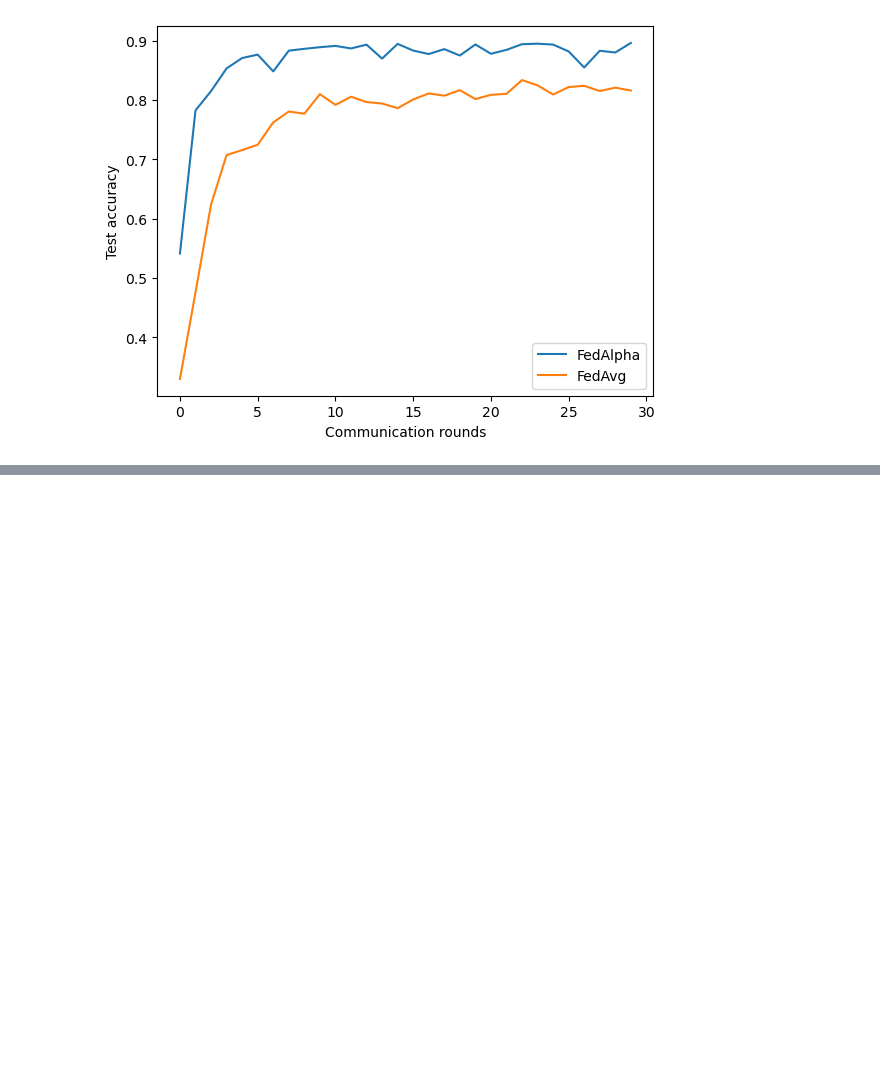
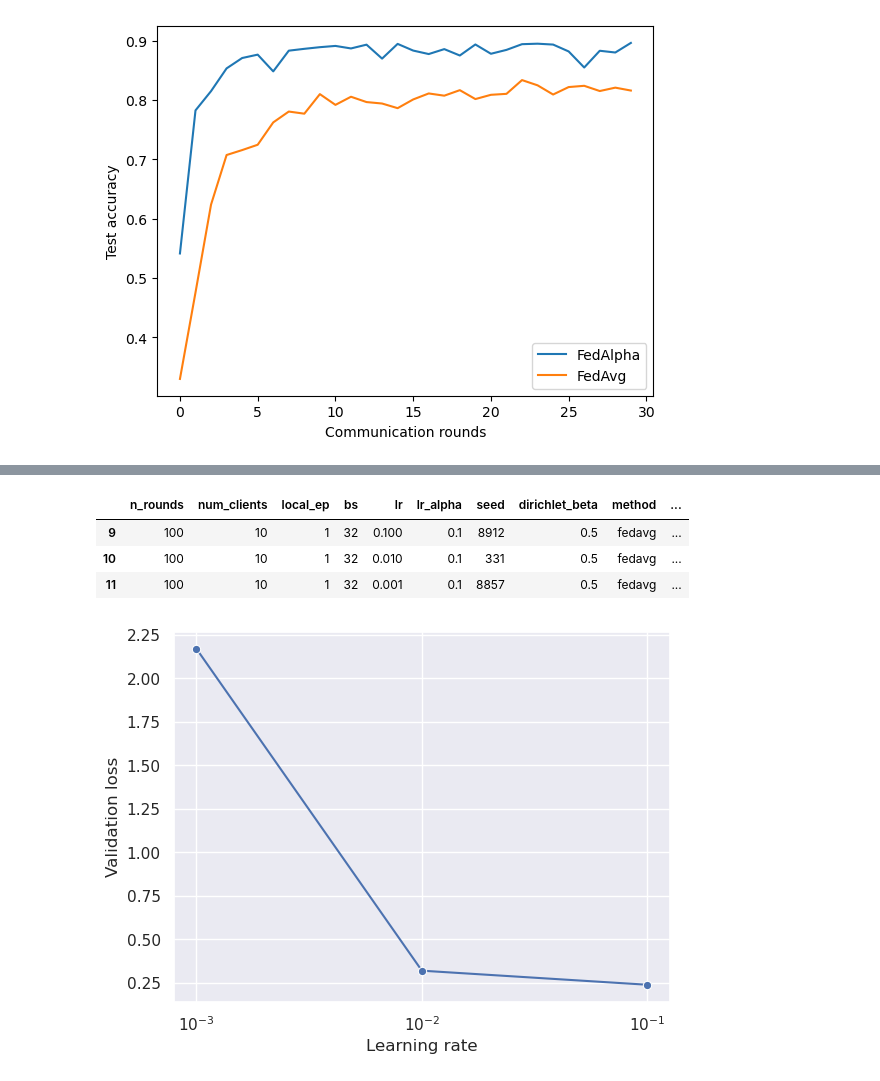
Before and after one commit to Breitholtz/FedDG_Benchmark, a Jupyter notebook: fed_alpha_experiments/playground_mnist.ipynb, the cells around one changed output, grey strips where cells are left out. Cells and saved outputs as stored; diff of their text form; code cells hidden in the pictures; blank space fills up the shorter version.

```diff
--- a/fed_alpha_experiments/playground_mnist.ipynb
+++ b/fed_alpha_experiments/playground_mnist.ipynb
@@ -454,0 +489,3 @@ plt.legend(['FedAlpha', 'FedAvg'])
+# %%
+df = pd.read_csv('/home/edvinli/Documents/Git/FedDG_Benchmark-1/fed_alpha_experiments/save/mnist/results_hparam', sep=';')
+df
@@ -454,0 +506,19 @@ plt.legend(['FedAlpha', 'FedAvg'])
+# %%
+df_fed = df[df['method']=='fedavg']
+df_fed
+# %% [output]
+|  | n_rounds | num_clients | local_ep | bs | lr | lr_alpha | seed | dirichlet_beta | method | ... |
+| 9 | 100 | 10 | 1 | 32 | 0.100 | 0.1 | 8912 | 0.5 | fedavg | ... |
+| 10 | 100 | 10 | 1 | 32 | 0.010 | 0.1 | 331 | 0.5 | fedavg | ... |
+| 11 | 100 | 10 | 1 | 32 | 0.001 | 0.1 | 8857 | 0.5 | fedavg | ... |
+# %%
+#plot lr vs val_loss_fedavg for fed_fed
+sns.set_theme()
+sns.set_style("darkgrid")
+sns.lineplot(data=df_fed, x='lr', y='val_loss_fedavg',marker='o')
+plt.xlabel('Learning rate')
+plt.ylabel('Validation loss')
+#logscale x-axis
+plt.xscale('log')
+# %% [output]
+[figure, added]
```
Also changed, not shown: parts of 8 cells of this notebook, 8 other files.
